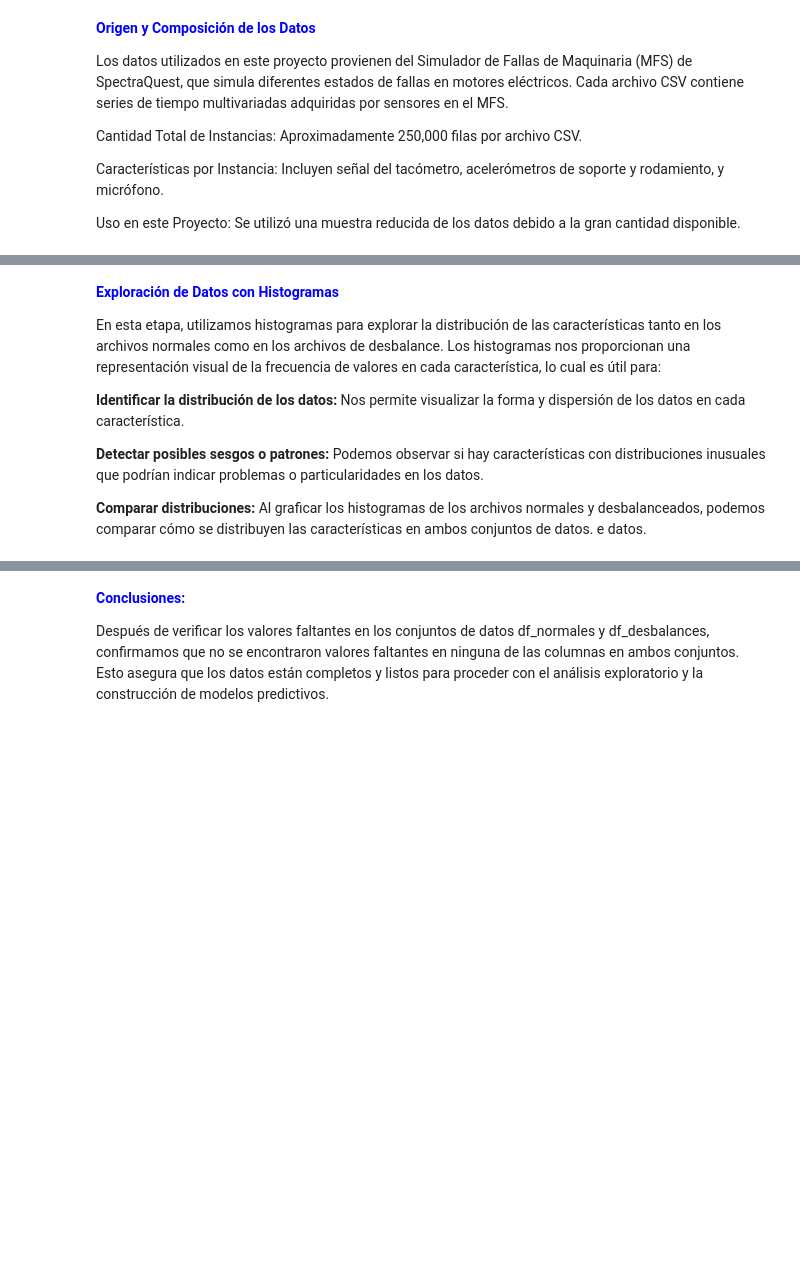
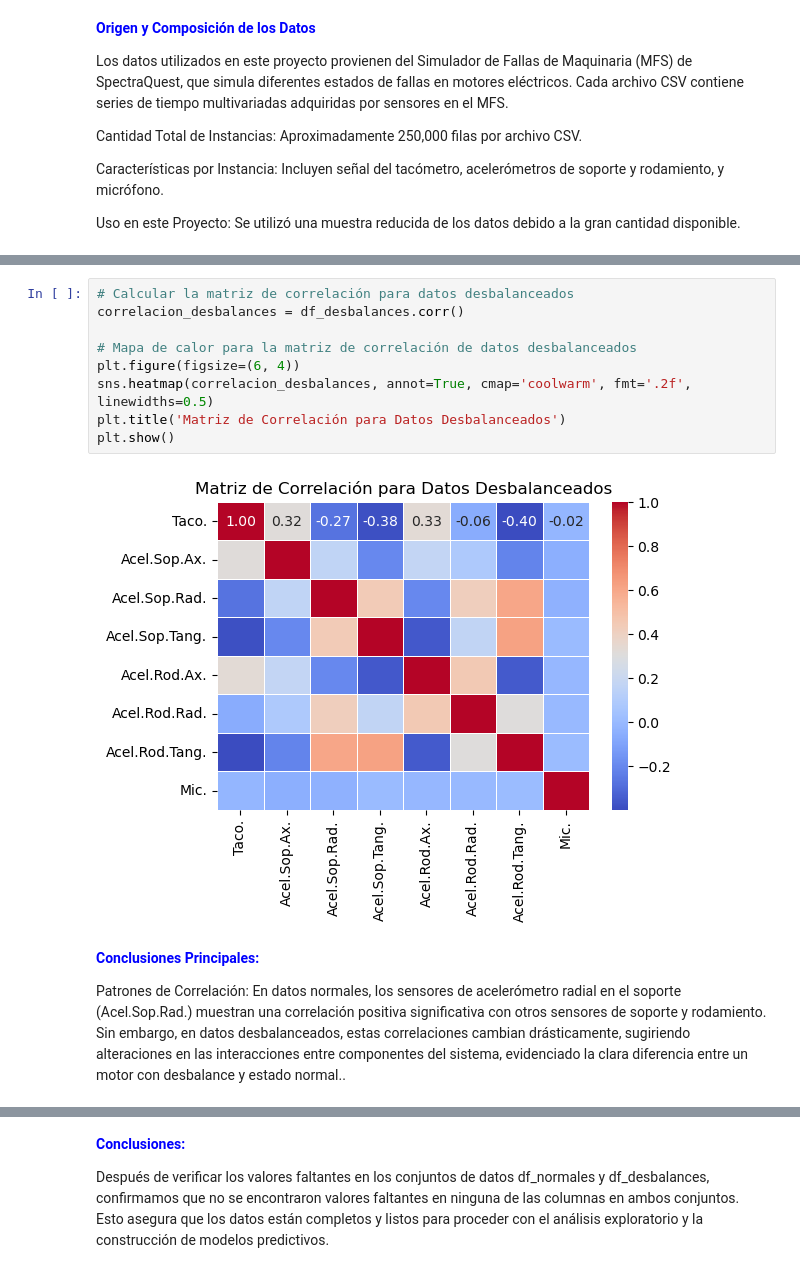
Before and after one commit to darioverdun/PROYECTO-DETECCI-N-DE-FALLA, a Jupyter notebook: notebooks/Detección_de_Falla_.ipynb, the cells around one changed output, grey strips where cells are left out. Drawn from its saved outputs; the diff is of its cells as text; blank space fills up the shorter version.

```diff
--- a/notebooks/Detección_de_Falla_.ipynb
+++ b/notebooks/Detección_de_Falla_.ipynb
@@ -178,11 +231,15 @@ DataFrame 7: 250000 filas
+# %%
+# Calcular la matriz de correlación para datos desbalanceados
+correlacion_desbalances = df_desbalances.corr()
+
+# Mapa de calor para la matriz de correlación de datos desbalanceados
+plt.figure(figsize=(6, 4))
+sns.heatmap(correlacion_desbalances, annot=True, cmap='coolwarm', fmt='.2f', linewidths=0.5)
+plt.title('Matriz de Correlación para Datos Desbalanceados')
+plt.show()
+# %% [output]
+[figure, added]
 # %% [markdown]
-**<font color = "blue">Exploración de Datos con Histogramas</font>**
+**<font color = "blue">Conclusiones Principales:</font>**
 
-En esta etapa, utilizamos histogramas para explorar la distribución de las características tanto en los archivos normales como en los archivos de desbalance. Los histogramas nos proporcionan una representación visual de la frecuencia de valores en cada característica, lo cual es útil para:
-
-**Identificar la distribución de los datos:** Nos permite visualizar la forma y dispersión de los datos en cada característica.
-
-**Detectar posibles sesgos o patrones:** Podemos observar si hay características con distribuciones inusuales que podrían indicar problemas o particularidades en los datos.
-
-**Comparar distribuciones:** Al graficar los histogramas de los archivos normales y desbalanceados, podemos comparar cómo se distribuyen las características en ambos conjuntos de datos.
-e datos.
+Patrones de Correlación: En datos normales, los sensores de acelerómetro radial en el soporte (Acel.Sop.Rad.) muestran una correlación positiva significativa con otros sensores de soporte y rodamiento. Sin embargo, en datos desbalanceados, estas correlaciones cambian drásticamente, sugiriendo alteraciones en las interacciones entre componentes del sistema, evidenciado la clara diferencia entre un motor con desbalance y estado normal..
```
Also changed, not shown: parts of 43 cells of this notebook.
